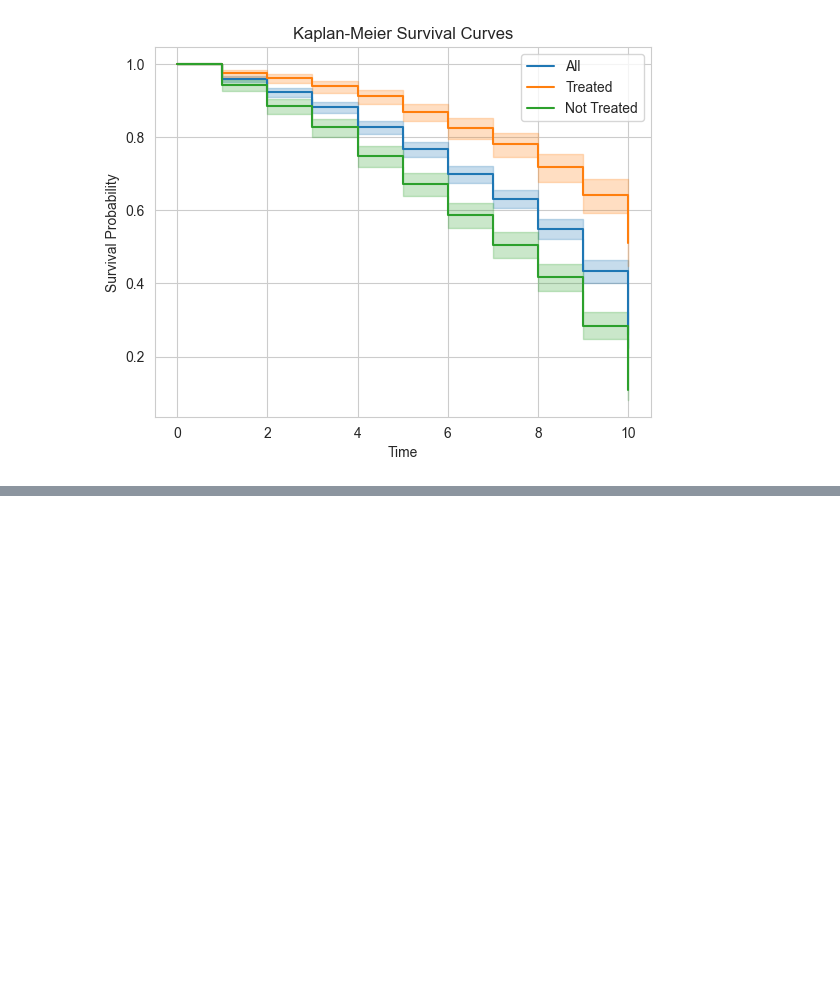
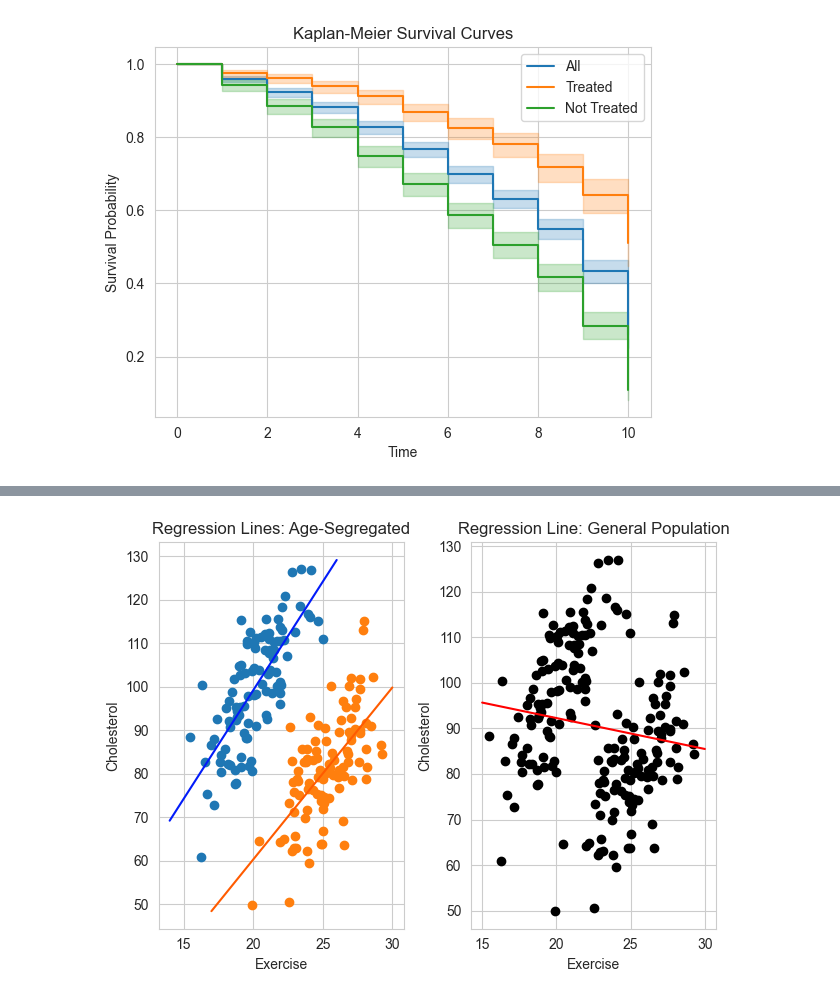
Before and after one commit to ProfessorBanner/Portfolio., a Jupyter notebook: Data Science/Information theory and causal inference.ipynb, the cells around one changed output, grey strips where cells are left out. Saved outputs shown, nothing was run; the diff lists cells and outputs as text; code cells hidden in the pictures; blank space fills up the shorter version.

```diff
--- a/Data Science/Information theory and causal inference.ipynb
+++ b/Data Science/Information theory and causal inference.ipynb
@@ -175,0 +439,38 @@ plt.show()
+# %%
+# Generate data for age group 1
+x1 = np.random.normal(20, 2, 100)
+y1 = [4*x + np.random.normal(20, 10) for x in x1]
+m1, b1 = np.polyfit(x1, y1, 1)
+
+# Generate data for age group 2
+x2 = np.random.normal(25, 2, 100)
+y2 = [4*x + np.random.normal(-20, 10) for x in x2]
+m2, b2 = np.polyfit(x2, y2, 1)
+
+# Generate data for the general population
+m3, b3 = np.polyfit(np.concatenate((x1, x2)), np.concatenate((y1, y2)), 1)
+
+plt.subplot(1, 2, 1)
+plt.scatter(x1, y1)
+plt.scatter(x2, y2)
+xr1 = np.array([14, 26])
+xr2 = np.array([17, 30])
+plt.plot(xr1, m1*xr1 + b1, c='#021bf9')
+plt.plot(xr2, m2*xr2 + b2, c='#ff5b00')
+plt.xlabel('Exercise')
+plt.ylabel('Cholesterol')
+plt.title('Regression Lines: Age-Segregated')
+
+plt.subplot(1, 2, 2)
+plt.scatter(x1, y1, c='black')
+plt.scatter(x2, y2, c='black')
+x3 = np.array([15, 30])
+plt.plot(x3, m3*x3 + b3, c='red')
+plt.xlabel('Exercise')
+plt.ylabel('Cholesterol')
+plt.title('Regression Line: General Population')
+
+plt.tight_layout()
+plt.show()
+# %% [output]
+[figure, added]
```
Also changed, not shown: parts of 30 cells of this notebook.
